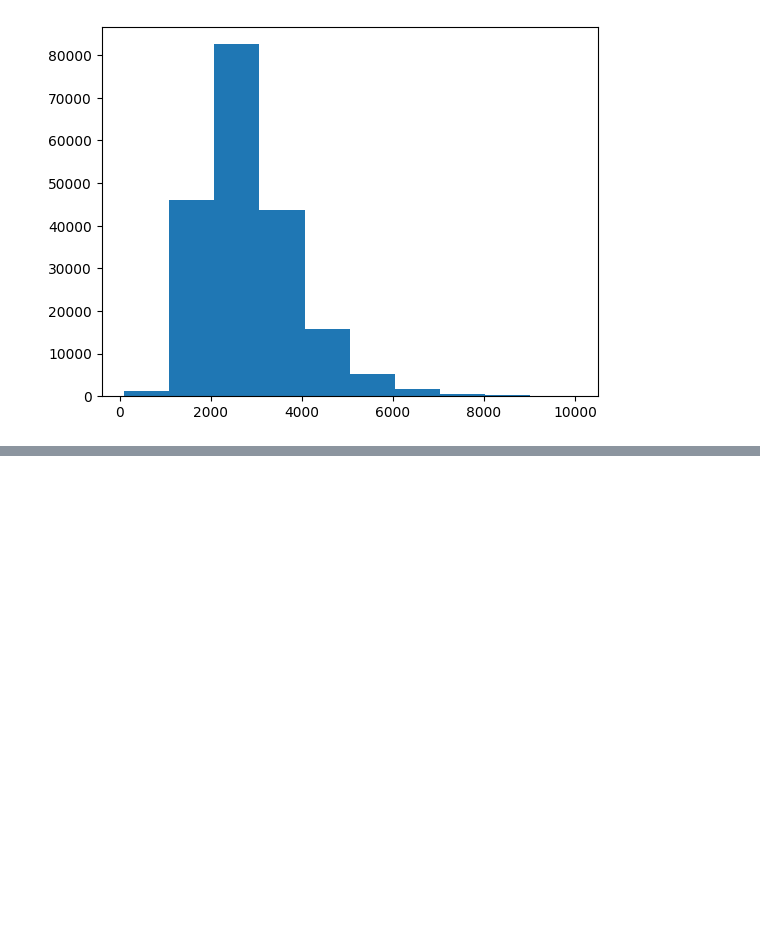
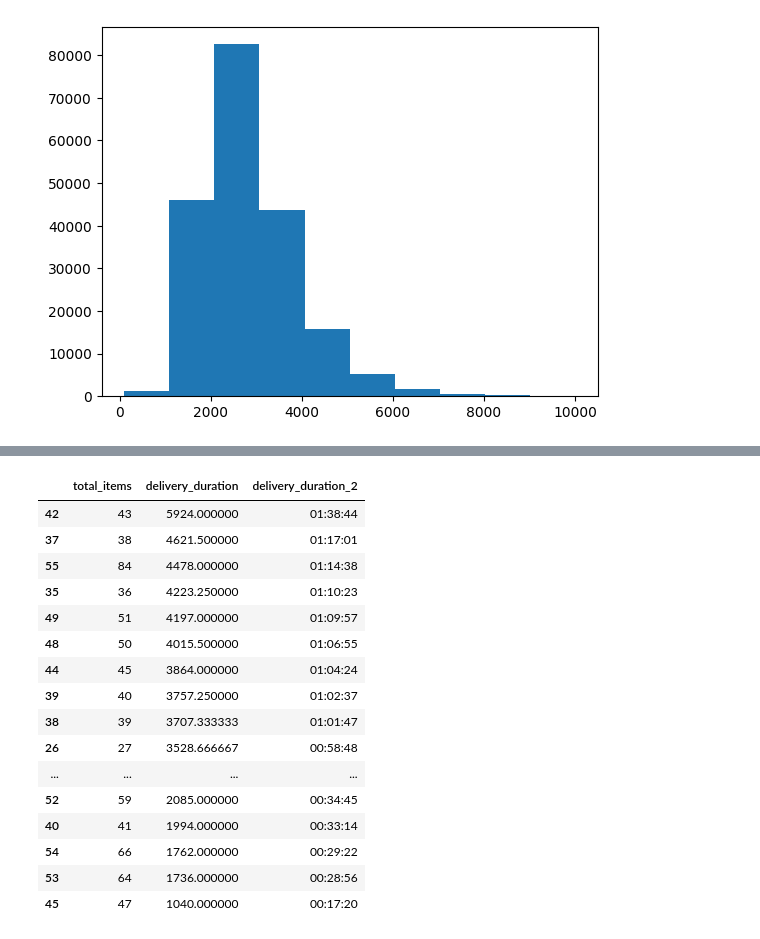
Before and after one commit to DavidGuzzi/SC_DS_Projects, a Jupyter notebook: Delivery Duration Prediction, DoorDash/data/prediction.ipynb, the cells around one changed output, grey strips where cells are left out. Cells and saved outputs as stored; diff of their text form; code cells hidden in the pictures; blank space fills up the shorter version.

```diff
--- a/Delivery Duration Prediction, DoorDash/data/prediction.ipynb
+++ b/Delivery Duration Prediction, DoorDash/data/prediction.ipynb
@@ -87,0 +108,24 @@ plt.hist(df[df['delivery_duration']<10000]['delivery_duration'])
+# %%
+df_3 = df.groupby('total_items').agg({'delivery_duration':'mean'}).reset_index().sort_values(by='delivery_duration', ascending=False)
+df_3['delivery_duration_2'] = df_3['delivery_duration'].apply(
+    lambda x: f"{int(x // 3600):02}:{int((x % 3600) // 60):02}:{int(x % 60):02}"
+)
+df_3
+# %% [output]
+|  | total_items | delivery_duration | delivery_duration_2 |
+| 42 | 43 | 5924.000000 | 01:38:44 |
+| 37 | 38 | 4621.500000 | 01:17:01 |
+| 55 | 84 | 4478.000000 | 01:14:38 |
+| 35 | 36 | 4223.250000 | 01:10:23 |
+| 49 | 51 | 4197.000000 | 01:09:57 |
+| 48 | 50 | 4015.500000 | 01:06:55 |
+| 44 | 45 | 3864.000000 | 01:04:24 |
+| 39 | 40 | 3757.250000 | 01:02:37 |
+| 38 | 39 | 3707.333333 | 01:01:47 |
+| 26 | 27 | 3528.666667 | 00:58:48 |
+| ... | ... | ... | ... |
+| 52 | 59 | 2085.000000 | 00:34:45 |
+| 40 | 41 | 1994.000000 | 00:33:14 |
+| 54 | 66 | 1762.000000 | 00:29:22 |
+| 53 | 64 | 1736.000000 | 00:28:56 |
+| 45 | 47 | 1040.000000 | 00:17:20 |
```
Also changed, not shown: parts of 1 cell of this notebook.
